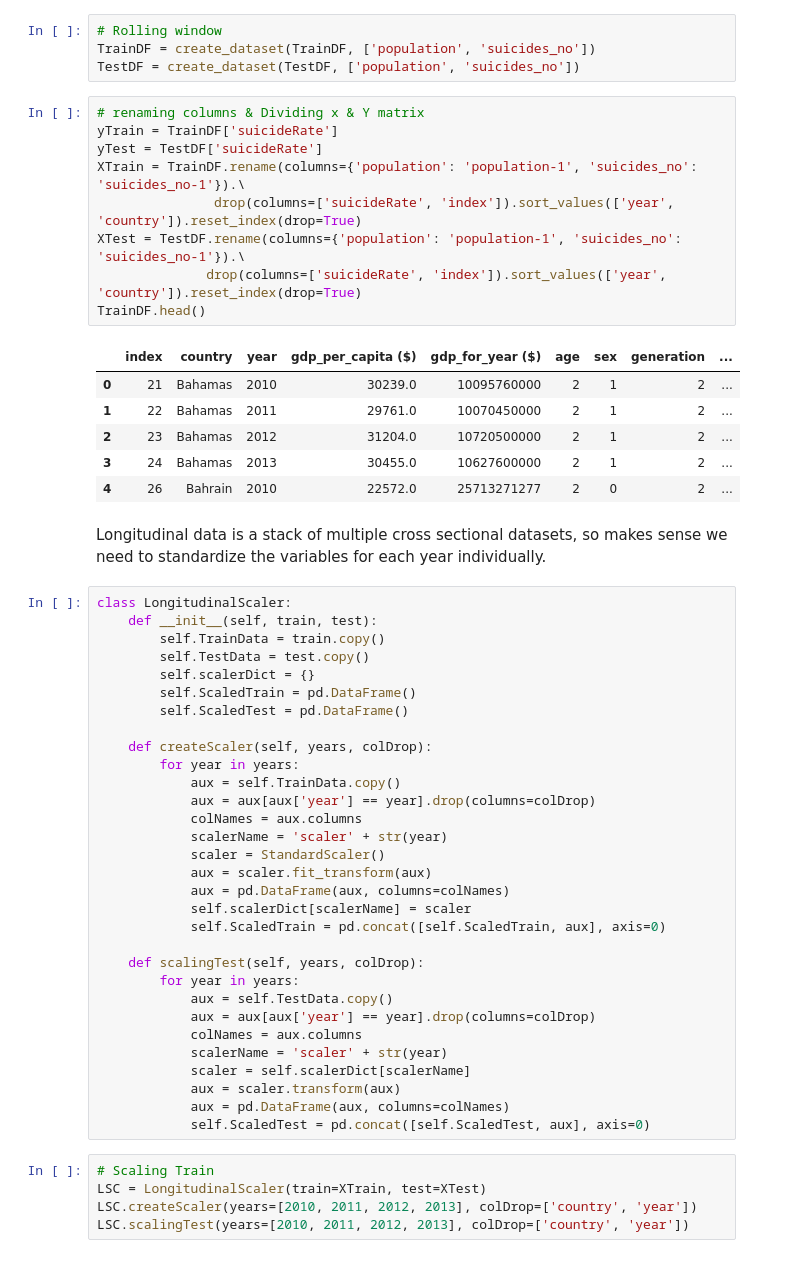
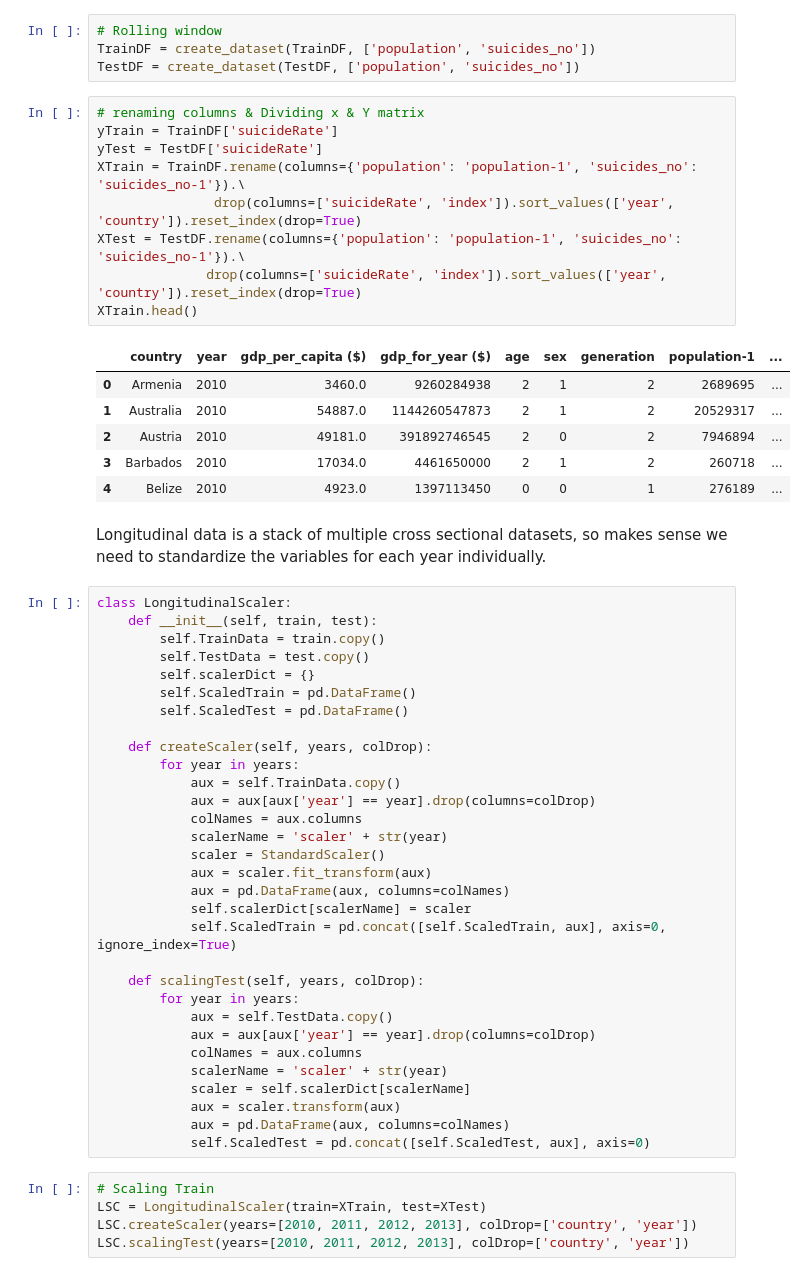
Before and after one commit to j220493/panelDataModelling, a Jupyter notebook: 2. Data Preparation.ipynb, the cells around one changed output. Drawn from its saved outputs; the diff is of its cells as text.

```diff
--- a/2. Data Preparation.ipynb
+++ b/2. Data Preparation.ipynb
@@ -191,19 +191,19 @@ TestDF = create_dataset(TestDF, ['population', 'suicides_no'])
 # %%
 # renaming columns & Dividing x & Y matrix
 yTrain = TrainDF['suicideRate']
 yTest = TestDF['suicideRate']
 XTrain = TrainDF.rename(columns={'population': 'population-1', 'suicides_no': 'suicides_no-1'}).\
                drop(columns=['suicideRate', 'index']).sort_values(['year', 'country']).reset_index(drop=True)
 XTest = TestDF.rename(columns={'population': 'population-1', 'suicides_no': 'suicides_no-1'}).\
               drop(columns=['suicideRate', 'index']).sort_values(['year', 'country']).reset_index(drop=True)
-TrainDF.head()
+XTrain.head()
 # %% [output]
-|  | index | country | year | gdp_per_capita ($) | gdp_for_year ($) | age | sex | generation | ... |
-| 0 | 21 | Bahamas | 2010 | 30239.0 | 10095760000 | 2 | 1 | 2 | ... |
-| 1 | 22 | Bahamas | 2011 | 29761.0 | 10070450000 | 2 | 1 | 2 | ... |
-| 2 | 23 | Bahamas | 2012 | 31204.0 | 10720500000 | 2 | 1 | 2 | ... |
-| 3 | 24 | Bahamas | 2013 | 30455.0 | 10627600000 | 2 | 1 | 2 | ... |
-| 4 | 26 | Bahrain | 2010 | 22572.0 | 25713271277 | 2 | 0 | 2 | ... |
+|  | country | year | gdp_per_capita ($) | gdp_for_year ($) | age | sex | generation | population-1 | ... |
+| 0 | Armenia | 2010 | 3460.0 | 9260284938 | 2 | 1 | 2 | 2689695 | ... |
+| 1 | Australia | 2010 | 54887.0 | 1144260547873 | 2 | 1 | 2 | 20529317 | ... |
+| 2 | Austria | 2010 | 49181.0 | 391892746545 | 2 | 0 | 2 | 7946894 | ... |
+| 3 | Barbados | 2010 | 17034.0 | 4461650000 | 2 | 1 | 2 | 260718 | ... |
+| 4 | Belize | 2010 | 4923.0 | 1397113450 | 0 | 0 | 1 | 276189 | ... |
 # %% [markdown]
 Longitudinal data is a stack of multiple cross sectional datasets, so makes sense we need to standardize the variables for each year individually.
 # %%
@@ -225,7 +225,7 @@ class LongitudinalScaler:
             aux = scaler.fit_transform(aux)
             aux = pd.DataFrame(aux, columns=colNames)
             self.scalerDict[scalerName] = scaler
-            self.ScaledTrain = pd.concat([self.ScaledTrain, aux], axis=0)
+            self.ScaledTrain = pd.concat([self.ScaledTrain, aux], axis=0, ignore_index=True)
 
     def scalingTest(self, years, colDrop):
         for year in years:
```
Also changed, not shown: parts of 2 cells of this notebook.
